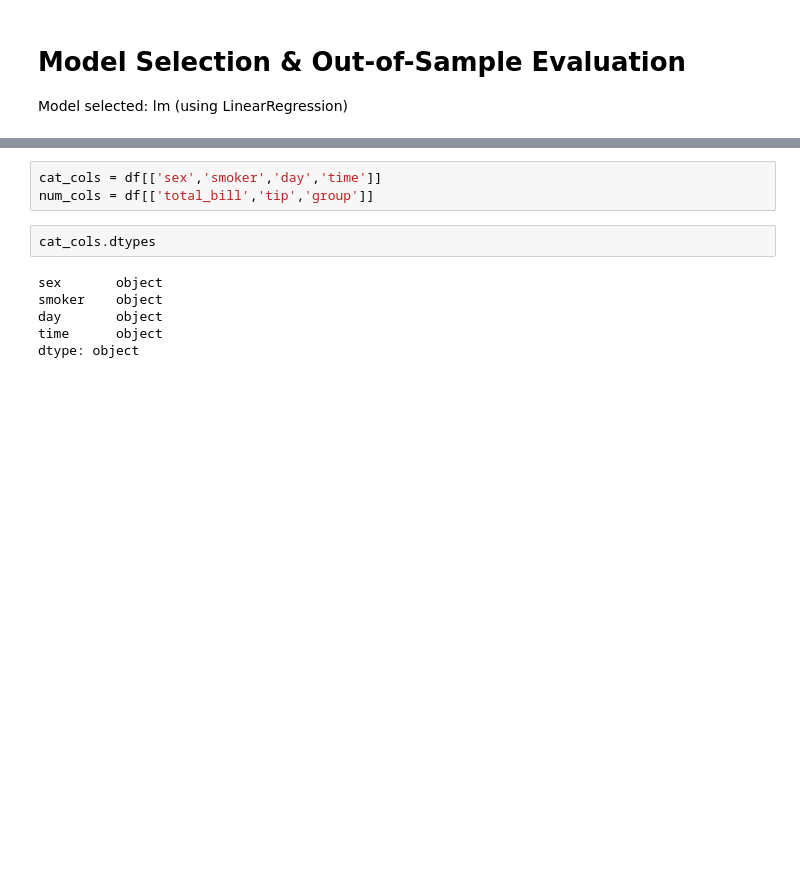
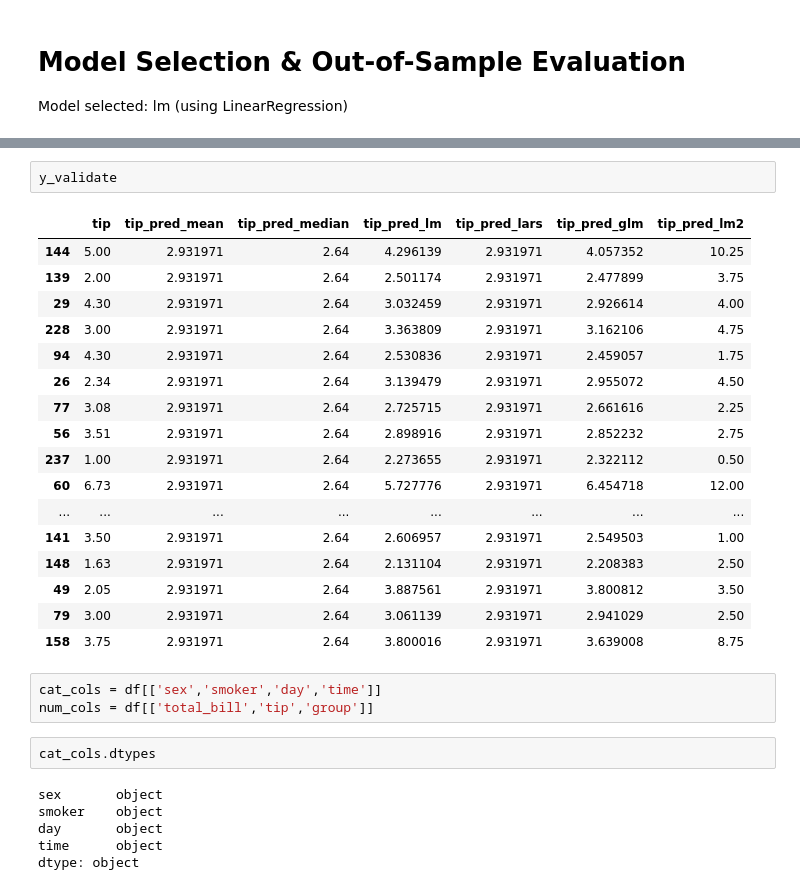
Before and after one commit to DHILL2123/regression-exercises, a Jupyter notebook: modeling.ipynb, the cells around one changed output, grey strips where cells are left out. Cells and saved outputs as stored; diff of their text form; blank space fills up the shorter version.

```diff
--- a/modeling.ipynb
+++ b/modeling.ipynb
@@ -532,3 +532,23 @@ Out-of-Sample Performance:  0.9078971478844932
+# %%
+y_validate
+# %% [output]
+|  | tip | tip_pred_mean | tip_pred_median | tip_pred_lm | tip_pred_lars | tip_pred_glm | tip_pred_lm2 |
+| 144 | 5.00 | 2.931971 | 2.64 | 4.296139 | 2.931971 | 4.057352 | 10.25 |
+| 139 | 2.00 | 2.931971 | 2.64 | 2.501174 | 2.931971 | 2.477899 | 3.75 |
+| 29 | 4.30 | 2.931971 | 2.64 | 3.032459 | 2.931971 | 2.926614 | 4.00 |
+| 228 | 3.00 | 2.931971 | 2.64 | 3.363809 | 2.931971 | 3.162106 | 4.75 |
+| 94 | 4.30 | 2.931971 | 2.64 | 2.530836 | 2.931971 | 2.459057 | 1.75 |
+| 26 | 2.34 | 2.931971 | 2.64 | 3.139479 | 2.931971 | 2.955072 | 4.50 |
+| 77 | 3.08 | 2.931971 | 2.64 | 2.725715 | 2.931971 | 2.661616 | 2.25 |
+| 56 | 3.51 | 2.931971 | 2.64 | 2.898916 | 2.931971 | 2.852232 | 2.75 |
+| 237 | 1.00 | 2.931971 | 2.64 | 2.273655 | 2.931971 | 2.322112 | 0.50 |
+| 60 | 6.73 | 2.931971 | 2.64 | 5.727776 | 2.931971 | 6.454718 | 12.00 |
+| ... | ... | ... | ... | ... | ... | ... | ... |
+| 141 | 3.50 | 2.931971 | 2.64 | 2.606957 | 2.931971 | 2.549503 | 1.00 |
+| 148 | 1.63 | 2.931971 | 2.64 | 2.131104 | 2.931971 | 2.208383 | 2.50 |
+| 49 | 2.05 | 2.931971 | 2.64 | 3.887561 | 2.931971 | 3.800812 | 3.50 |
+| 79 | 3.00 | 2.931971 | 2.64 | 3.061139 | 2.931971 | 2.941029 | 2.50 |
+| 158 | 3.75 | 2.931971 | 2.64 | 3.800016 | 2.931971 | 3.639008 | 8.75 |
 # %%
 cat_cols = df[['sex','smoker','day','time']]
 num_cols = df[['total_bill','tip','group']]
```
Also changed, not shown: parts of 14 cells of this notebook, 3 other files.
